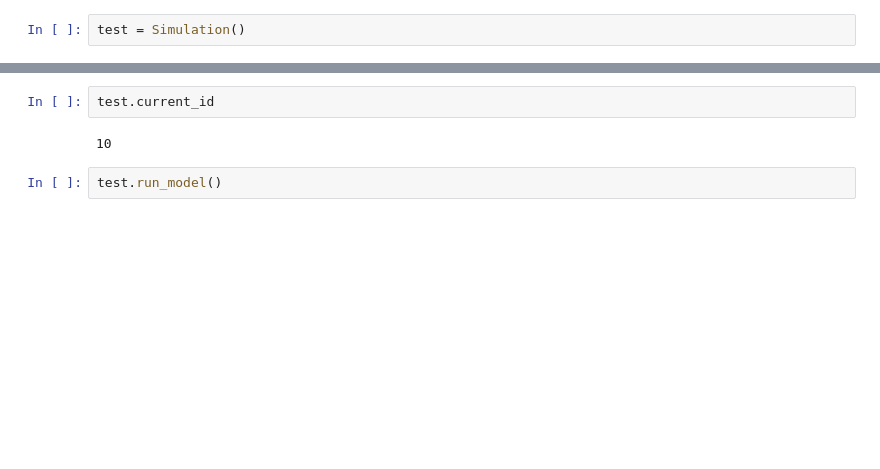
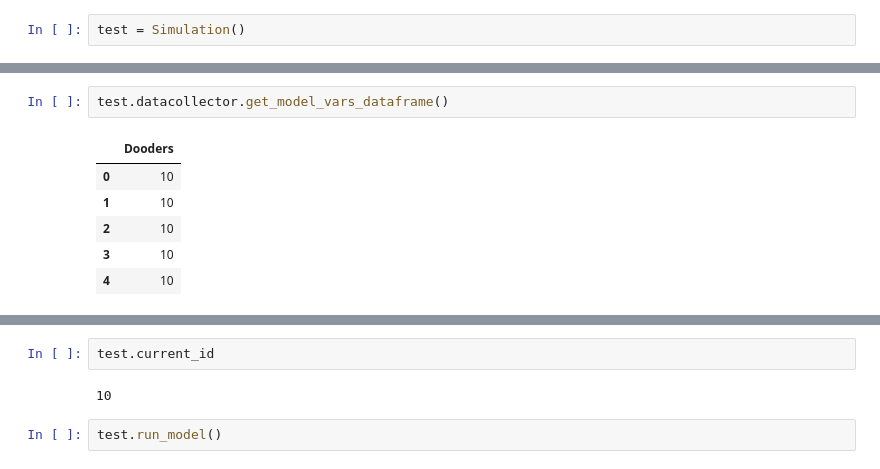
Before and after one commit to Dooders/Dooders, a Jupyter notebook: dooders/MesaDev.ipynb, the cells around one changed output, grey strips where cells are left out. Drawn from its saved outputs; the diff is of its cells as text; blank space fills up the shorter version.

```diff
--- a/dooders/MesaDev.ipynb
+++ b/dooders/MesaDev.ipynb
@@ -184,0 +209,9 @@ test = Simulation()
+# %%
+test.datacollector.get_model_vars_dataframe()
+# %% [output]
+|  | Dooders |
+| 0 | 10 |
+| 1 | 10 |
+| 2 | 10 |
+| 3 | 10 |
+| 4 | 10 |
```
Also changed, not shown: parts of 28 cells of this notebook, 24 other files.
